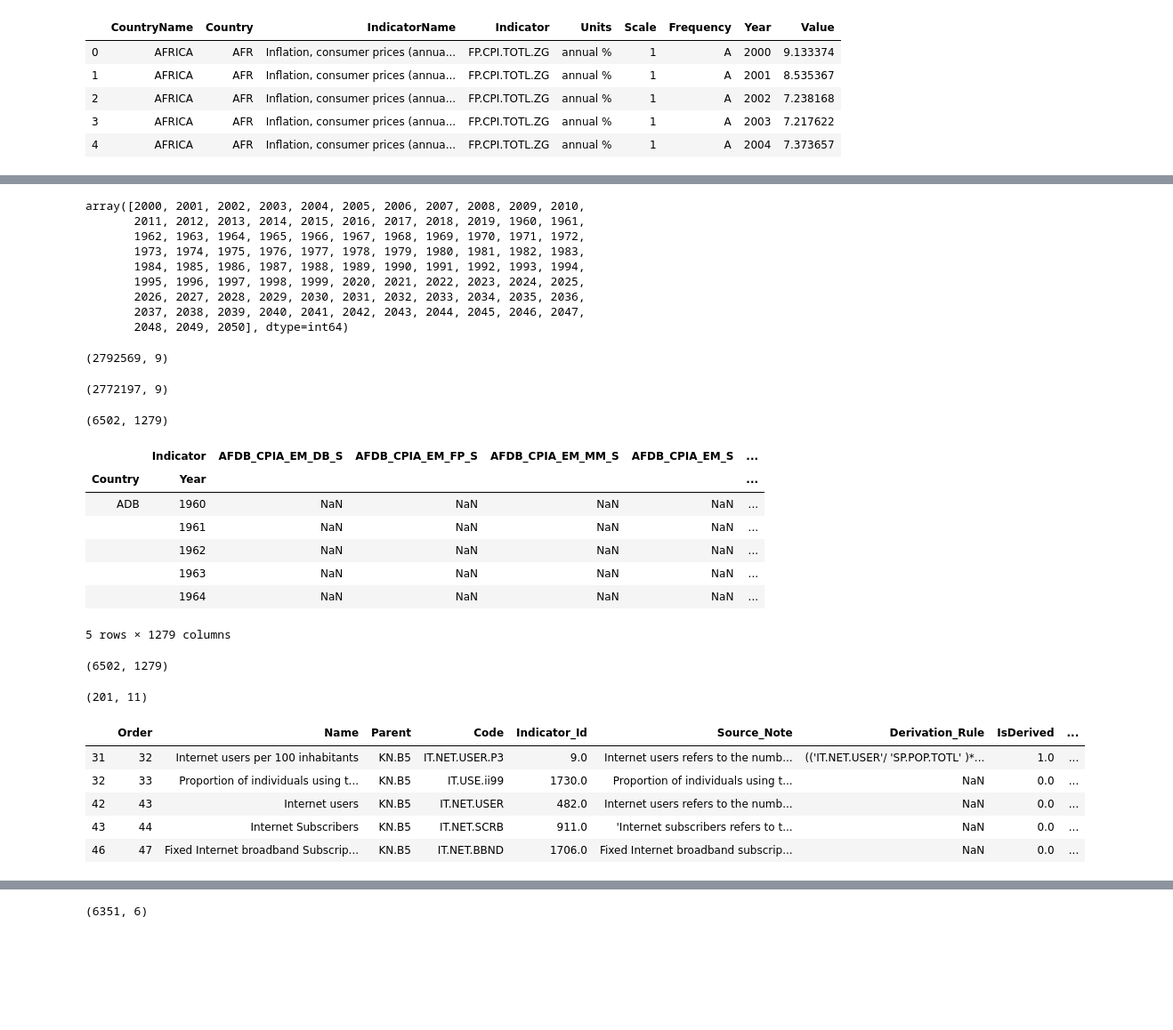
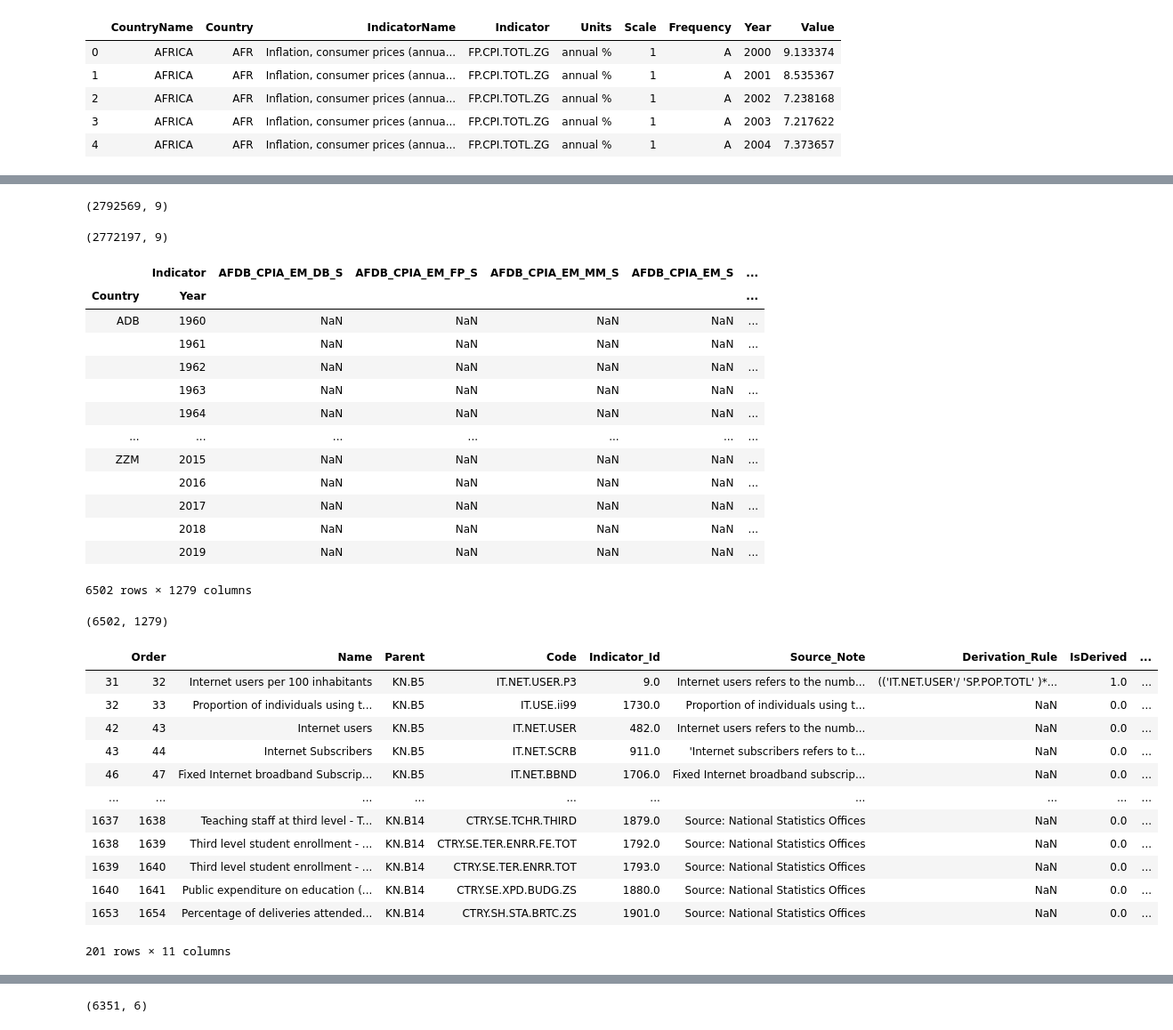
Before and after one commit to GhaliAmir/Education-In-Africa, a Jupyter notebook: Project.ipynb, the cells around one changed output, grey strips where cells are left out. Shown at 89% size. Cells and saved outputs as stored; diff of their text form; code cells hidden in the pictures; blank space fills up the shorter version.

```diff
--- a/Project.ipynb
+++ b/Project.ipynb
@@ -41,37 +57,29 @@ db_zero_all_dates.head()
 # %%
 #drop all rows with year > 2019
-db_zero_all_dates.Year.unique()
+db_zero = db_zero_all_dates[db_zero_all_dates.Year < 2020]
+print(db_zero_all_dates.shape)
+db_zero.shape
 # %% [output]
-array([2000, 2001, 2002, 2003, 2004, 2005, 2006, 2007, 2008, 2009, 2010,
-       2011, 2012, 2013, 2014, 2015, 2016, 2017, 2018, 2019, 1960, 1961,
-       1962, 1963, 1964, 1965, 1966, 1967, 1968, 1969, 1970, 1971, 1972,
-       1973, 1974, 1975, 1976, 1977, 1978, 1979, 1980, 1981, 1982, 1983,
-       1984, 1985, 1986, 1987, 1988, 1989, 1990, 1991, 1992, 1993, 1994,
-       1995, 1996, 1997, 1998, 1999, 2020, 2021, 2022, 2023, 2024, 2025,
-       2026, 2027, 2028, 2029, 2030, 2031, 2032, 2033, 2034, 2035, 2036,
-       2037, 2038, 2039, 2040, 2041, 2042, 2043, 2044, 2045, 2046, 2047,
-       2048, 2049, 2050], dtype=int64)
+(2792569, 9)
+(2772197, 9)
-# %%
-db_zero = db_zero_all_dates[db_zero_all_dates.Year < 2020]
-print(db_zero_all_dates.shape)
-db_zero.shape
-# %% [output]
-(2792569, 9)
-(2772197, 9)
 # %%
 db = pd.pivot_table(db_zero, values='Value', index=['Country','Year'], columns=['Indicator'])
-print(db.shape)
-db.head()
+db
 # %% [output]
+|  | Indicator | AFDB_CPIA_EM_DB_S | AFDB_CPIA_EM_FP_S | AFDB_CPIA_EM_MM_S | AFDB_CPIA_EM_S | ... |
+| Country | Year |  |  |  |  | ... |
+| ADB | 1960 | NaN | NaN | NaN | NaN | ... |
+|  | 1961 | NaN | NaN | NaN | NaN | ... |
+|  | 1962 | NaN | NaN | NaN | NaN | ... |
+|  | 1963 | NaN | NaN | NaN | NaN | ... |
+|  | 1964 | NaN | NaN | NaN | NaN | ... |
+| ... | ... | ... | ... | ... | ... | ... |
+| ZZM | 2015 | NaN | NaN | NaN | NaN | ... |
+|  | 2016 | NaN | NaN | NaN | NaN | ... |
+|  | 2017 | NaN | NaN | NaN | NaN | ... |
+|  | 2018 | NaN | NaN | NaN | NaN | ... |
+|  | 2019 | NaN | NaN | NaN | NaN | ... |
-(6502, 1279)
+6502 rows × 1279 columns
-|  | Indicator | AFDB_CPIA_EM_DB_S | AFDB_CPIA_EM_FP_S | AFDB_CPIA_EM_MM_S | AFDB_CPIA_EM_S | ... |
-| Country | Year |  |  |  |  | ... |
-| ADB | 1960 | NaN | NaN | NaN | NaN | ... |
-|  | 1961 | NaN | NaN | NaN | NaN | ... |
-|  | 1962 | NaN | NaN | NaN | NaN | ... |
-|  | 1963 | NaN | NaN | NaN | NaN | ... |
-|  | 1964 | NaN | NaN | NaN | NaN | ... |
-5 rows × 1279 columns
 # %%
 db_verif = db.dropna(how='all')
 db_verif.shape
@@ -84,27 +92,30 @@ def lowercase_all(text):
 # %%
 education_keywords = ['education','literacy','enrol','school','teach','pupil','stud','repeat',
                       'test','search','grade','intern','knowledge','lab','read','prof','write','report','skill']
 
 '''
 ['university','department','degree','learn','college','academic','assessment','class','course','curriculum','exam',
 'faculty','instruct','intellect','language','quizz', ..etc]
 These keywords and many others didn't add a single row to the result, Hence we discarded them.
 We have chosen these keywords based on the data examined manually to look a bit what we are dealing with, and from well known
 education related dictionaries.
 '''
 
 inds_education = inds[inds.Name.apply(lowercase_all).str.contains('|'.join(education_keywords))]
-print(inds_education.shape)
+inds_education
 # %% [output]
+|  | Order | Name | Parent | Code | Indicator_Id | Source_Note | Derivation_Rule | IsDerived | ... |
+| 31 | 32 | Internet users per 100 inhabitants | KN.B5 | IT.NET.USER.P3 | 9.0 | Internet users refers to the numb... | (('IT.NET.USER'/ 'SP.POP.TOTL' )*... | 1.0 | ... |
+| 32 | 33 | Proportion of individuals using t... | KN.B5 | IT.USE.ii99 | 1730.0 | Proportion of individuals using t... | NaN | 0.0 | ... |
+| 42 | 43 | Internet users | KN.B5 | IT.NET.USER | 482.0 | Internet users refers to the numb... | NaN | 0.0 | ... |
+| 43 | 44 | Internet Subscribers | KN.B5 | IT.NET.SCRB | 911.0 | 'Internet subscribers refers to t... | NaN | 0.0 | ... |
+| 46 | 47 | Fixed Internet broadband Subscrip... | KN.B5 | IT.NET.BBND | 1706.0 | Fixed Internet broadband subscrip... | NaN | 0.0 | ... |
+| ... | ... | ... | ... | ... | ... | ... | ... | ... | ... |
+| 1637 | 1638 | Teaching staff at third level - T... | KN.B14 | CTRY.SE.TCHR.THIRD | 1879.0 | Source: National Statistics Offices | NaN | 0.0 | ... |
+| 1638 | 1639 | Third level student enrollment - ... | KN.B14 | CTRY.SE.TER.ENRR.FE.TOT | 1792.0 | Source: National Statistics Offices | NaN | 0.0 | ... |
+| 1639 | 1640 | Third level student enrollment - ... | KN.B14 | CTRY.SE.TER.ENRR.TOT | 1793.0 | Source: National Statistics Offices | NaN | 0.0 | ... |
+| 1640 | 1641 | Public expenditure on education (... | KN.B14 | CTRY.SE.XPD.BUDG.ZS | 1880.0 | Source: National Statistics Offices | NaN | 0.0 | ... |
+| 1653 | 1654 | Percentage of deliveries attended... | KN.B14 | CTRY.SH.STA.BRTC.ZS | 1901.0 | Source: National Statistics Offices | NaN | 0.0 | ... |
-(201, 11)
+201 rows × 11 columns
-# %%
-inds_education.head()
-# %% [output]
-|  | Order | Name | Parent | Code | Indicator_Id | Source_Note | Derivation_Rule | IsDerived | ... |
-| 31 | 32 | Internet users per 100 inhabitants | KN.B5 | IT.NET.USER.P3 | 9.0 | Internet users refers to the numb... | (('IT.NET.USER'/ 'SP.POP.TOTL' )*... | 1.0 | ... |
-| 32 | 33 | Proportion of individuals using t... | KN.B5 | IT.USE.ii99 | 1730.0 | Proportion of individuals using t... | NaN | 0.0 | ... |
-| 42 | 43 | Internet users | KN.B5 | IT.NET.USER | 482.0 | Internet users refers to the numb... | NaN | 0.0 | ... |
-| 43 | 44 | Internet Subscribers | KN.B5 | IT.NET.SCRB | 911.0 | 'Internet subscribers refers to t... | NaN | 0.0 | ... |
-| 46 | 47 | Fixed Internet broadband Subscrip... | KN.B5 | IT.NET.BBND | 1706.0 | Fixed Internet broadband subscrip... | NaN | 0.0 | ... |
 # %%
 education_codes = inds_education.Code.unique().tolist()
```
Also changed, not shown: parts of 42 cells of this notebook.
